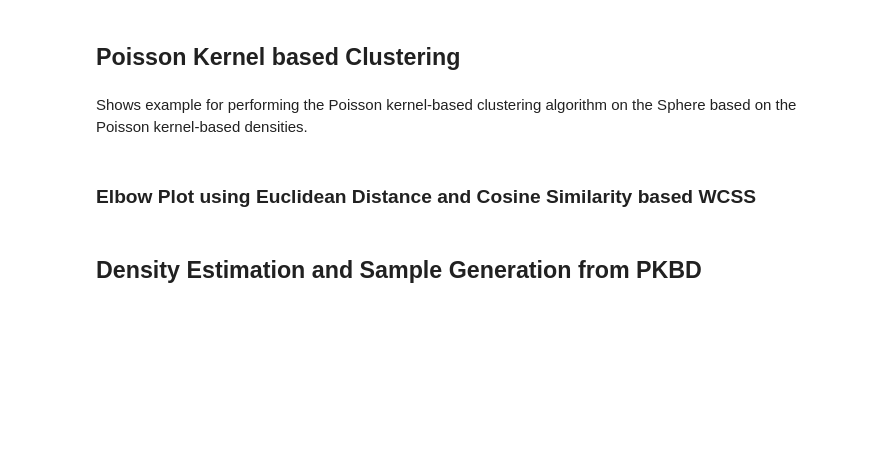
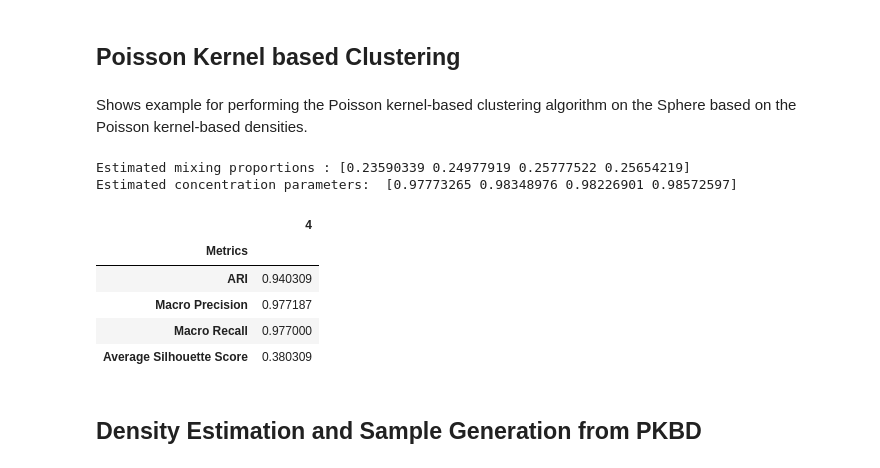
Before and after one commit to rmj3197/QuadratiK, a Jupyter notebook: doc/source/user_guide/basic_usage.ipynb, the cells around one changed output. Drawn from its saved outputs; the diff is of its cells as text; code cells hidden in the pictures; blank space fills up the shorter version.

Commit message:
updated PKBC, corresponding test cases and black formatting

```diff
--- a/doc/source/user_guide/basic_usage.ipynb
+++ b/doc/source/user_guide/basic_usage.ipynb
@@ -118,23 +230,25 @@ the Poisson kernel-based densities.
 # %%
 from QuadratiK.datasets import load_wireless_data
 from QuadratiK.spherical_clustering import PKBC
 from sklearn.preprocessing import LabelEncoder
 
 X, y = load_wireless_data(return_X_y=True)
 
 le = LabelEncoder()
 le.fit(y)
 y = le.transform(y)
 
-cluster_fit = PKBC(num_clust=4, random_state=42).fit(X)
-ari, macro_precision, macro_recall, avg_silhouette_Score = cluster_fit.validation(y)[4]
+cluster_fit = PKBC(num_clust=(2, 11), random_state=42).fit(X)
+validation_df, elbow_plot = cluster_fit.validation(y)
 
 print("Estimated mixing proportions :", cluster_fit.alpha_[4])
 print("Estimated concentration parameters: ", cluster_fit.rho_[4])
-
-print("Adjusted Rand Index:", ari)
-print("Macro Precision:", macro_precision)
-print("Macro Recall:", macro_recall)
-print("Average Silhouette Score:", avg_silhouette_Score)
+# %% [output]
+Estimated mixing proportions : [0.23590339 0.24977919 0.25777522 0.25654219]
+Estimated concentration parameters:  [0.97773265 0.98348976 0.98226901 0.98572597]
+|  | 4 |
+| Metrics |  |
+| ARI | 0.940309 |
+| Macro Precision | 0.977187 |
+| Macro Recall | 0.977000 |
+| Average Silhouette Score | 0.380309 |
-# %% [markdown]
-### Elbow Plot using Euclidean Distance and Cosine Similarity based WCSS
```
Also changed, not shown: parts of 13 cells of this notebook, 3 other files.
